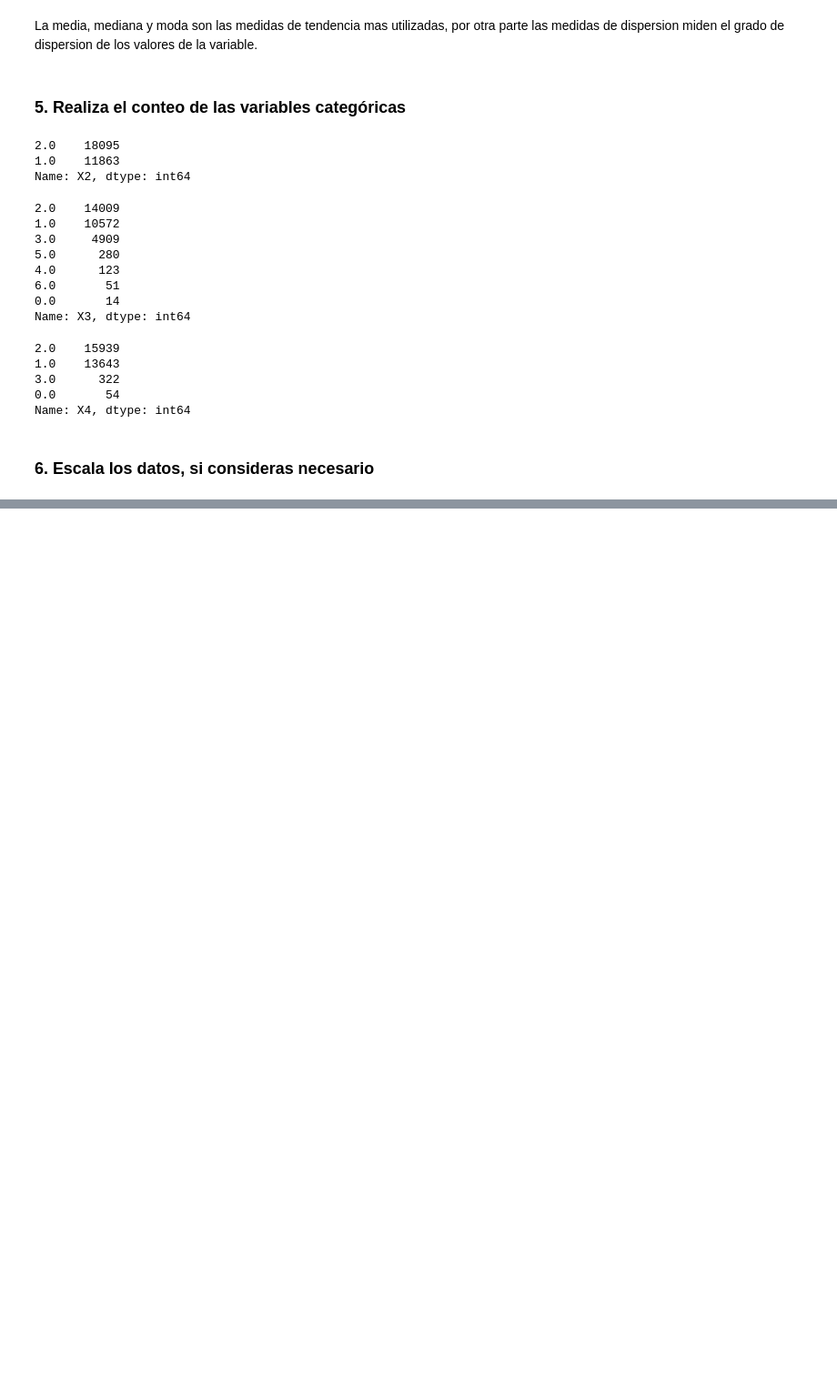
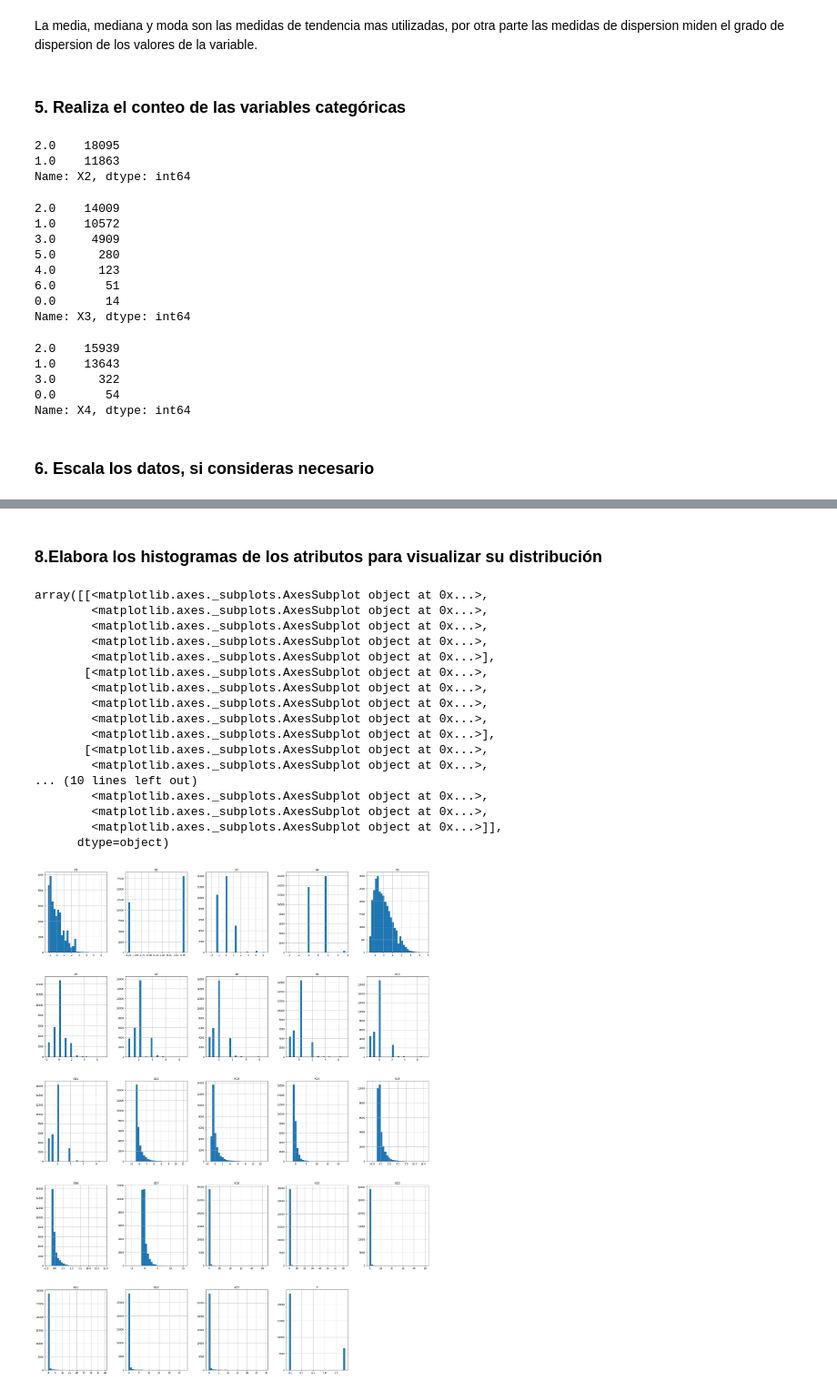
Before and after one commit to PosgradoMNA/actividades-de-aprendizaje-greyngs, a Jupyter notebook: actividad-semana6-visualizacion/actividad-semana6-visualizacion.ipynb, the cells around one changed output, grey strips where cells are left out. Shown at 91% size. Drawn from its saved outputs; the diff is of its cells as text; code cells hidden in the pictures; blank space fills up the shorter version.

```diff
--- a/actividad-semana6-visualizacion/actividad-semana6-visualizacion.ipynb
+++ b/actividad-semana6-visualizacion/actividad-semana6-visualizacion.ipynb
@@ -198,0 +193,11 @@ scaler = StandardScaler()
+# %%
+# Importamos el metodo necesario (StandScalar) de Sklearn
+from sklearn.preprocessing import StandardScaler
+
+# Metodo para escalar los datos
+scaler = StandardScaler()
+scaled = scaler.fit_transform(df)
+
+# Se transforma en un dataframe
+scaled = pd.DataFrame(scaled, columns=df.columns)
+scaled.head()
@@ -198,0 +331,28 @@ scaler = StandardScaler()
+# %% [markdown]
+### 8.Elabora los histogramas de los atributos para visualizar su distribución
+# %%
+# Se importan las librerias para graficas
+import seaborn as sns
+import matplotlib.pyplot as plt
+
+# Se grafica el histograma de todas las variables en el df
+scaled.hist(bins = 30, figsize=(30,40))
+# %% [output]
+array([[<matplotlib.axes._subplots.AxesSubplot object at 0x...>,
+        <matplotlib.axes._subplots.AxesSubplot object at 0x...>,
+        <matplotlib.axes._subplots.AxesSubplot object at 0x...>,
+        <matplotlib.axes._subplots.AxesSubplot object at 0x...>,
+        <matplotlib.axes._subplots.AxesSubplot object at 0x...>],
+       [<matplotlib.axes._subplots.AxesSubplot object at 0x...>,
+        <matplotlib.axes._subplots.AxesSubplot object at 0x...>,
+        <matplotlib.axes._subplots.AxesSubplot object at 0x...>,
+        <matplotlib.axes._subplots.AxesSubplot object at 0x...>,
+        <matplotlib.axes._subplots.AxesSubplot object at 0x...>],
+       [<matplotlib.axes._subplots.AxesSubplot object at 0x...>,
+        <matplotlib.axes._subplots.AxesSubplot object at 0x...>,
+... (10 lines left out)
+        <matplotlib.axes._subplots.AxesSubplot object at 0x...>,
+        <matplotlib.axes._subplots.AxesSubplot object at 0x...>,
+        <matplotlib.axes._subplots.AxesSubplot object at 0x...>]],
+      dtype=object)
+[figure, added]
```
Also changed, not shown: parts of 18 cells of this notebook.
